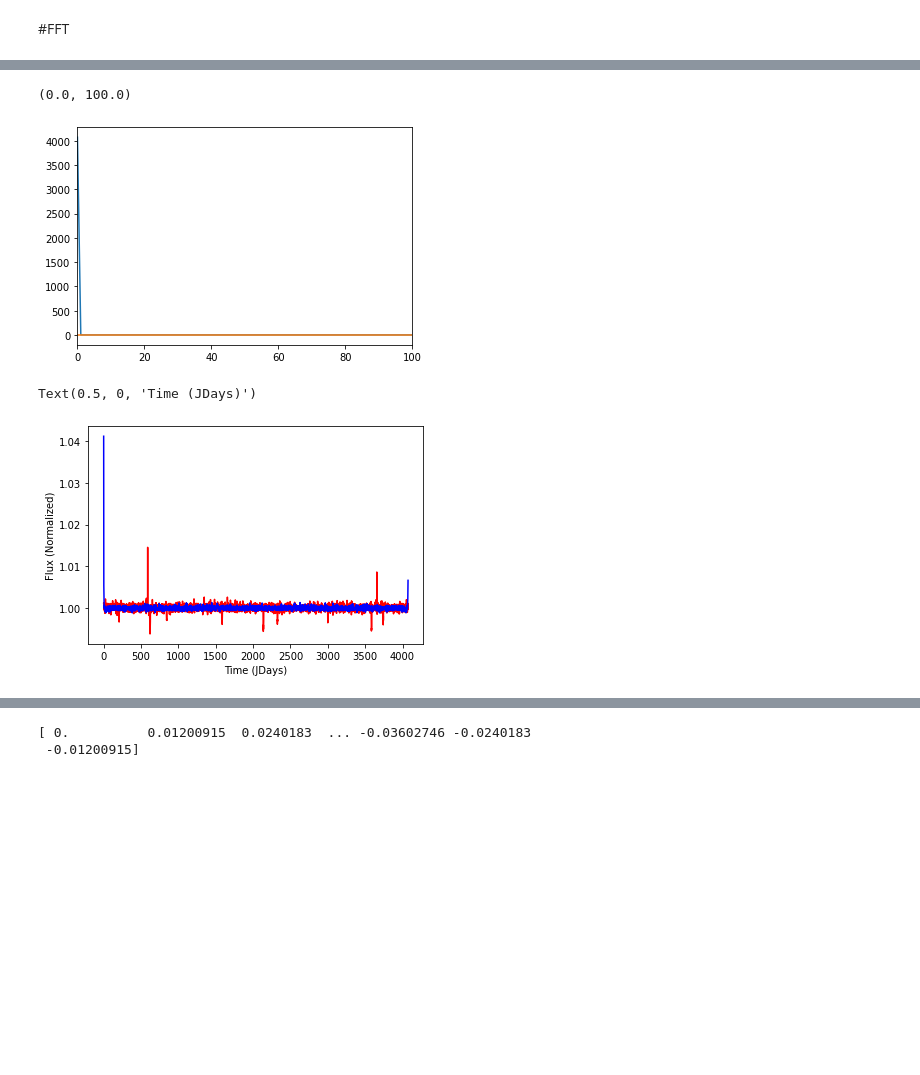
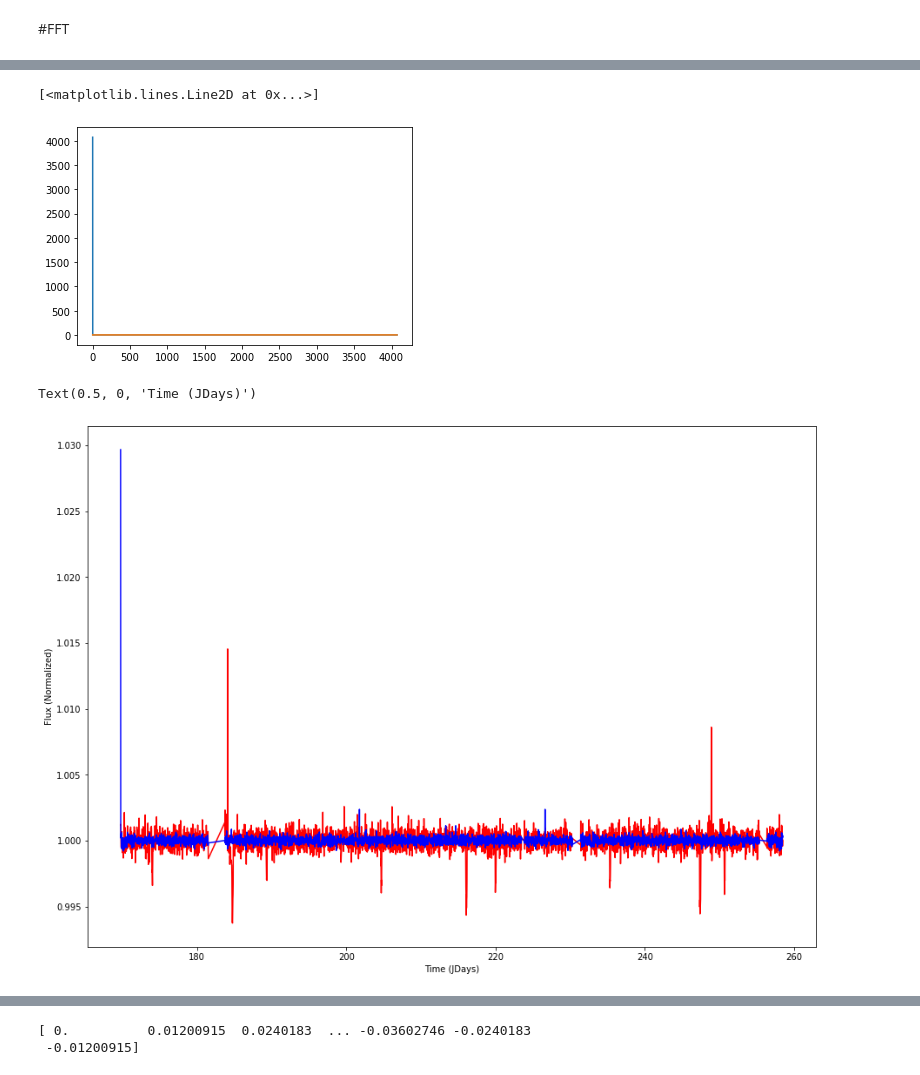
Before and after one commit to nicholasproietti/LGM, a Jupyter notebook: LC_FFT_CNN.ipynb, the cells around one changed output, grey strips where cells are left out. Drawn from its saved outputs; the diff is of its cells as text; code cells hidden in the pictures; blank space fills up the shorter version.

```diff
--- a/LC_FFT_CNN.ipynb
+++ b/LC_FFT_CNN.ipynb
@@ -103,8 +107,13 @@ for index, row in KOI_first_100.iterrows():
   flux.append(np.array(flat_flux))
   time.append(np.array(time_small))
 # %%
-flux = []
-time = []
+from scipy.fft import fft, ifft
+outlier_size = 41820
+outlier_size_threshold = 4075
+flux = np.empty([4075,])
+print(flux)
+time = np.empty([4075,])
+outlier = -1
 for index, row in KOI_first_100.iterrows():
   try:
     search_result_q2 = lk.search_lightcurve('KIC ' + str(row['kepid']), author='Kepler', quarter=2)
@@ -117,7 +126,15 @@ for index, row in KOI_first_100.iterrows():
   fluxi = np.arange(len(flux_small))
   mask = np.isfinite(flux_small)
   flux_filtered = np.interp(fluxi, fluxi[mask], flux_small[mask])
-  y = abs(flux_filtered)
+  y = abs(fft(flux_filtered))
   y[1] = 0
-  fft_flux = np.real(y)
-  flux.append(np.array(fft_flux))
+  fft_flux = np.real(ifft(y))
+  if fft_flux.size > outlier_size_threshold:
+    outlier = index
+    fft_flux = fft_flux[:outlier_size_threshold]
+    time_small = time_small[:outlier_size_threshold]
+
+  flux = np.vstack((flux, fft_flux))
+  time = np.vstack((time, time_small))
+  #flux.append(np.array(fft_flux, dtype=np.float32))
+  #time.append(np.array(time_small))
@@ -124,9 +144,17 @@ for index, row in KOI_first_100.iterrows():
+# %%
+flux = flux[1:]
+time = time[1:]
 # %%
-from scipy.fft import fft, ifft
-y = abs(fft(flux_filtered))
+# this is what is happening in the above for loop
+y = fft(flux[0])
 # find max freq and put it to 0
-y[1] = 0
+#y[2000] = 0
+#y[np.where(y == max(y[1:]))] = 0
 inv = np.real(ifft(y))
-print(flux_filtered)
+print(flux[0])
 #assert ((flux_filtered - inv) < 1e-3).all()
+plt.plot(y)
+plt.axvline(np.where(y == np.max(y)), c='r')
+plt.xlabel('Period (JDays)')
+plt.ylabel('Power')
 # %% [output]
@@ -135,16 +165,16 @@ print(flux_filtered)
 # try multilayer perceptron with abs(y) and y
 plt.plot(np.real(y))
 plt.plot(np.imag(y))
-plt.xlim((0,100))
 # %% [output]
-(0.0, 100.0)
+[<matplotlib.lines.Line2D at 0x...>]
-[figure, old version]
+[figure, new version]
 # %%
-plt.plot(flux_filtered, c='r')
-plt.plot(inv, c='b')
+plt.figure(figsize=[15, 11])
+plt.plot(time[-1], flux_filtered, c='r')
+plt.plot(time[-1], inv, c='b')
 plt.ylabel('Flux (Normalized)')
 plt.xlabel('Time (JDays)')
 # %% [output]
 Text(0.5, 0, 'Time (JDays)')
-[figure, old version]
+[figure, new version]
 # %%
```
Also changed, not shown: parts of 15 cells of this notebook.
